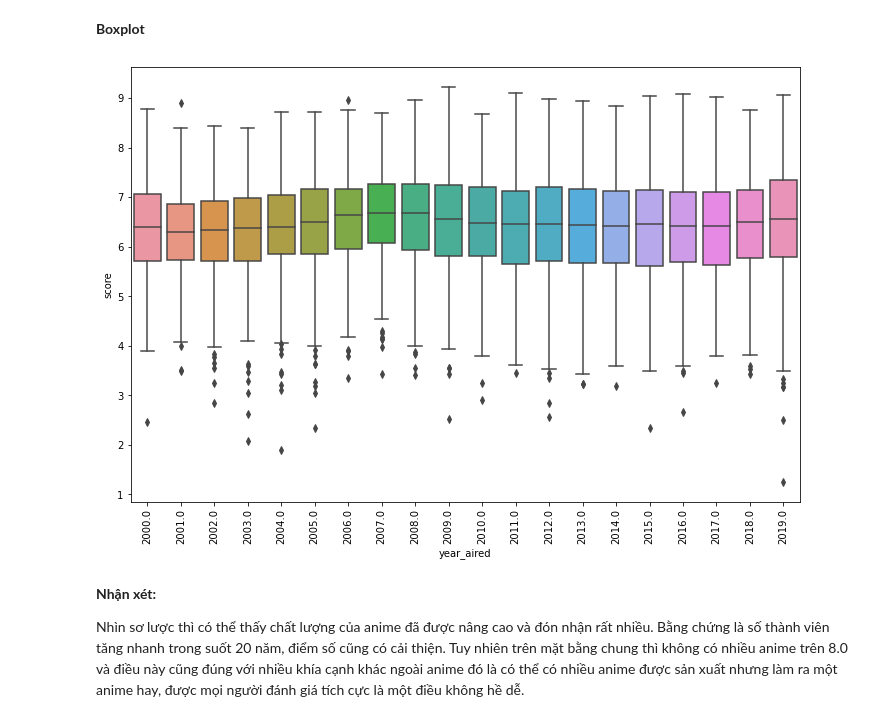
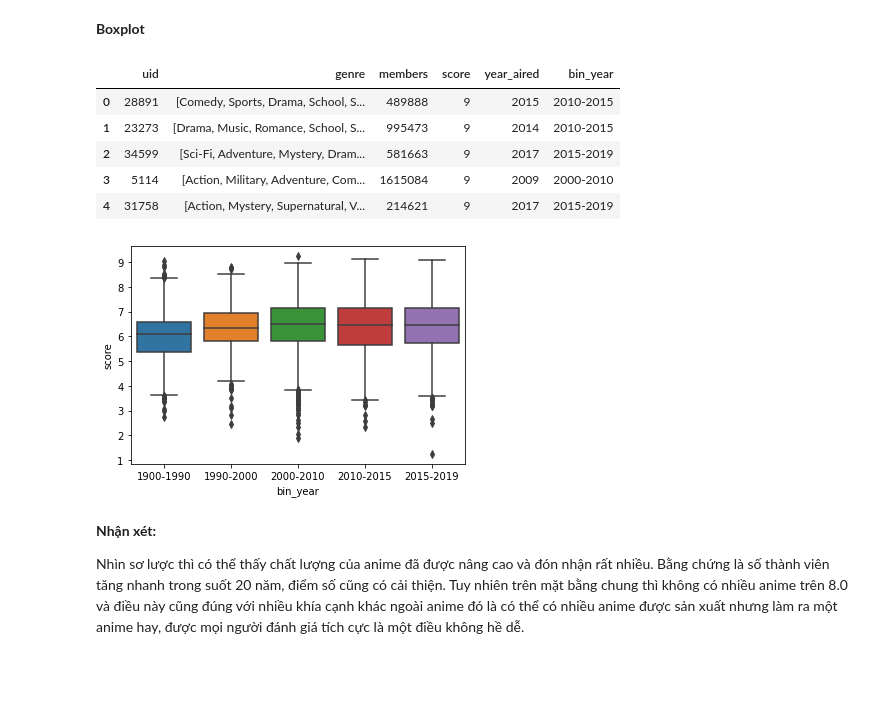
Before and after one commit to phineasla-hcmus/3.1-DS-Final, a Jupyter notebook: P4DS_FinalProject.ipynb, the cells around one changed output. Cells and saved outputs as stored; diff of their text form; code cells hidden in the pictures; blank space fills up the shorter version.

```diff
--- a/P4DS_FinalProject.ipynb
+++ b/P4DS_FinalProject.ipynb
@@ -889,14 +889,25 @@ plt.show()
 [figure]
 # %% [markdown]
 **Boxplot**
+# %%
+year_df['bin_year'] = pd.cut(year_df['year_aired'],
+                  bins=[1900, 1990, 2000, 2010, 2015, 2019],
+                  labels=['1900-1990', '1990-2000', '2000-2010',
+                  '2010-2015', '2015-2019'])
+
+year_df.head()
+# %% [output]
+|  | uid | genre | members | score | year_aired | bin_year |
+| 0 | 28891 | [Comedy, Sports, Drama, School, S... | 489888 | 9 | 2015 | 2010-2015 |
+| 1 | 23273 | [Drama, Music, Romance, School, S... | 995473 | 9 | 2014 | 2010-2015 |
+| 2 | 34599 | [Sci-Fi, Adventure, Mystery, Dram... | 581663 | 9 | 2017 | 2015-2019 |
+| 3 | 5114 | [Action, Military, Adventure, Com... | 1615084 | 9 | 2009 | 2000-2010 |
+| 4 | 31758 | [Action, Mystery, Supernatural, V... | 214621 | 9 | 2017 | 2015-2019 |
 # %%
-plt.figure(figsize=(12,8))
-selected_year_df = year_df[year_df['year_aired'] >= 2000]
-sns.boxplot(x='year_aired', y='score', data=selected_year_df)
-plt.xticks(rotation=90)
+sns.boxplot(x='bin_year', y='score', data=year_df)
 plt.show()
 # %% [output]
-[figure, old version]
+[figure, new version]
 # %% [markdown]
 **Nhận xét:**
 
```
Also changed, not shown: parts of 9 cells of this notebook.
